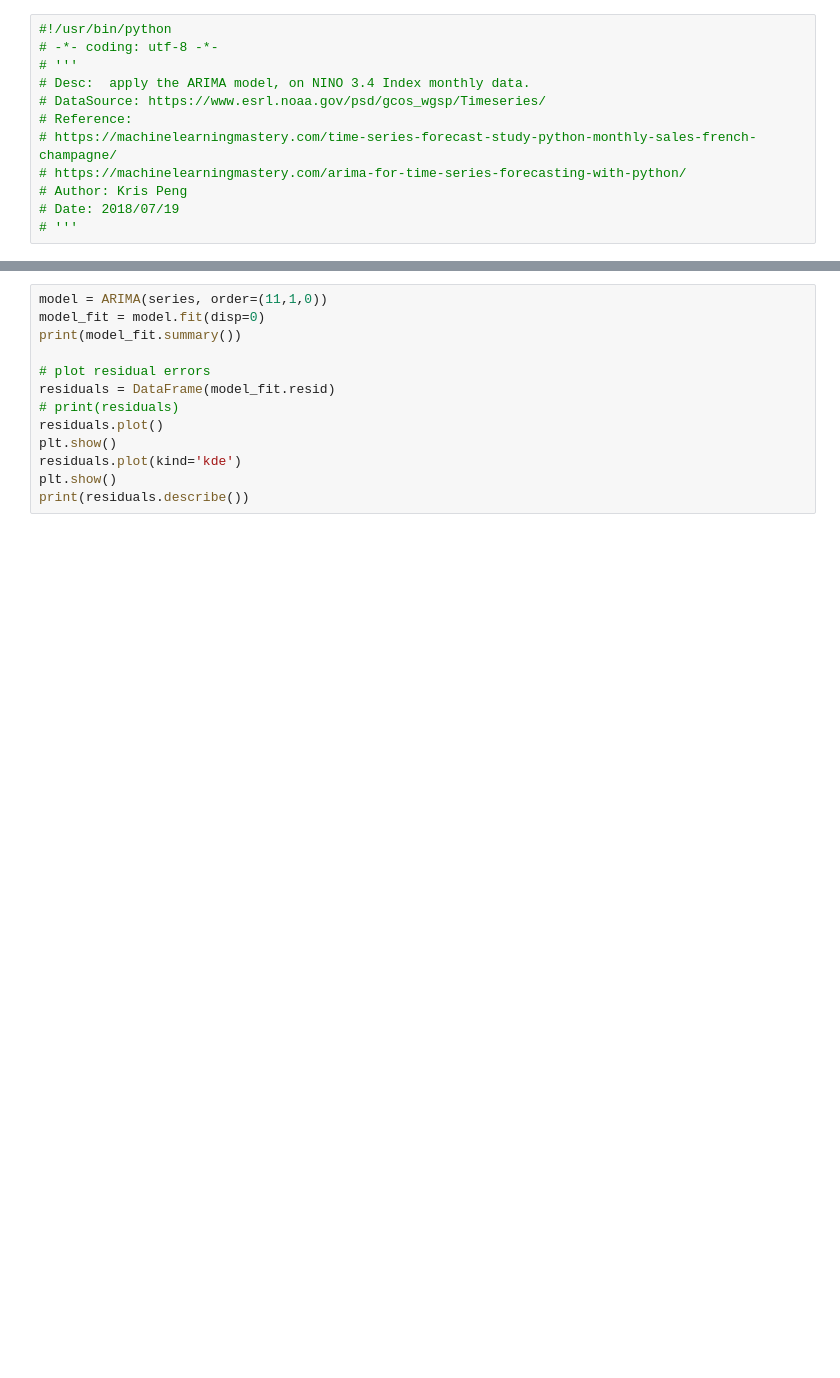
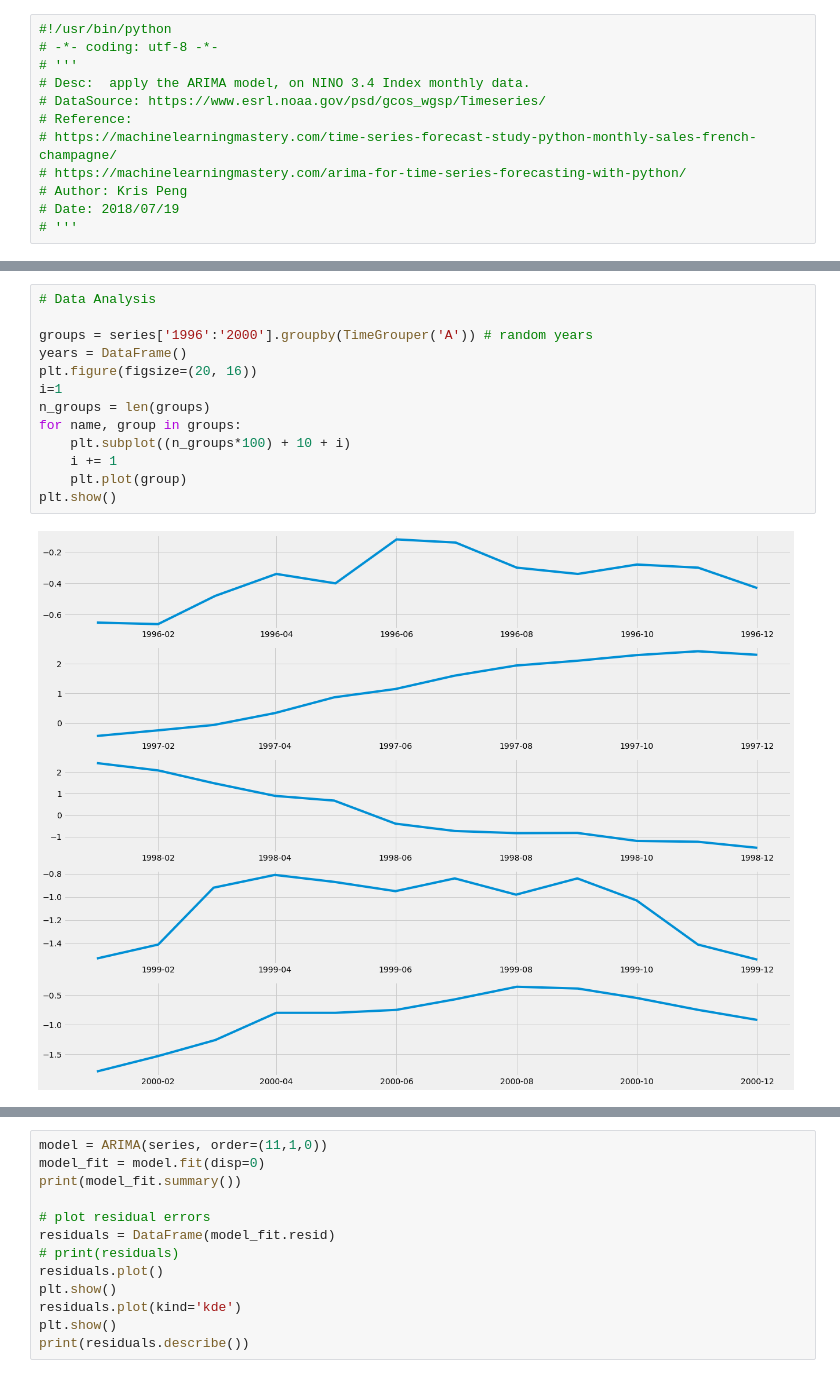
Before and after one commit to KrisCheng/Deep4Cli, a Jupyter notebook: single_nino_index/ARIMA_model/ARIMA_ENSO.ipynb, the cells around one changed output, grey strips where cells are left out. Drawn from its saved outputs; the diff is of its cells as text; blank space fills up the shorter version.

```diff
--- a/single_nino_index/ARIMA_model/ARIMA_ENSO.ipynb
+++ b/single_nino_index/ARIMA_model/ARIMA_ENSO.ipynb
@@ -48,0 +58,15 @@ plt.show()
+# %%
+# Data Analysis
+
+groups = series['1996':'2000'].groupby(TimeGrouper('A')) # random years
+years = DataFrame()
+plt.figure(figsize=(20, 16))
+i=1
+n_groups = len(groups)
+for name, group in groups:
+    plt.subplot((n_groups*100) + 10 + i)
+    i += 1
+    plt.plot(group)
+plt.show()
+# %% [output]
+[figure, added]
```
Also changed, not shown: parts of 15 cells of this notebook, 5 other files.
